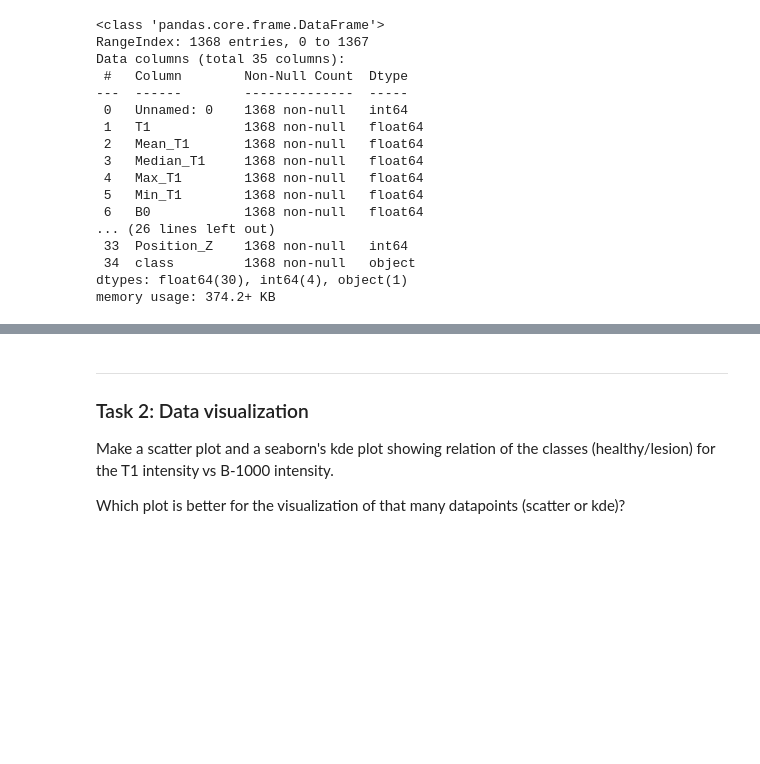
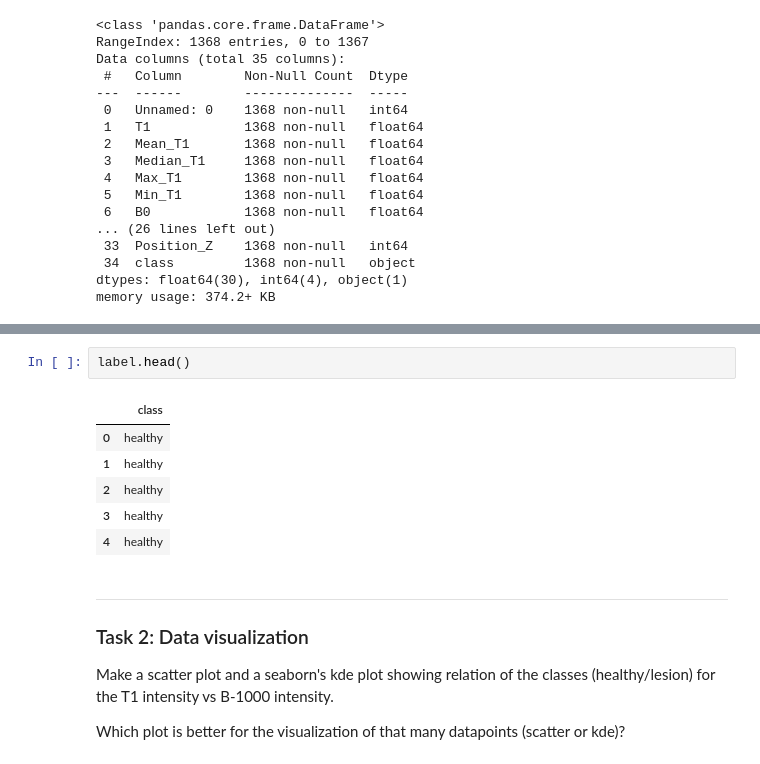
Before and after one commit to abishek1233/Clinical-Decision-Practicals, a Jupyter notebook: WPO3/WPO3.ipynb, the cells around one changed output, grey strips where cells are left out. Cells and saved outputs as stored; diff of their text form; blank space fills up the shorter version.

```diff
--- a/WPO3/WPO3.ipynb
+++ b/WPO3/WPO3.ipynb
@@ -127,3 +138,12 @@ intensityTrainData,label = prepareData("/Users/abisheikktr/Documents/GitHub/Clin
+# %%
+label.head()
+# %% [output]
+|  | class |
+| 0 | healthy |
+| 1 | healthy |
+| 2 | healthy |
+| 3 | healthy |
+| 4 | healthy |
 # %% [markdown]
 ***
 ### Task 2: Data visualization
```
Also changed, not shown: parts of 16 cells of this notebook.
